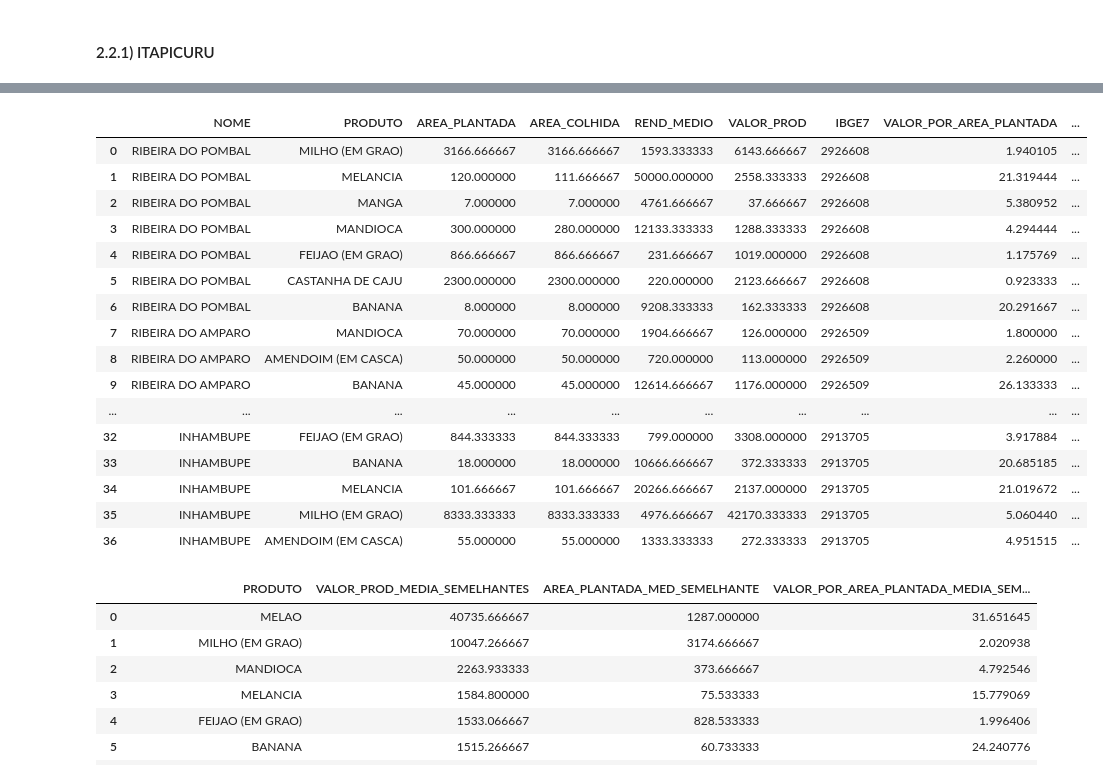
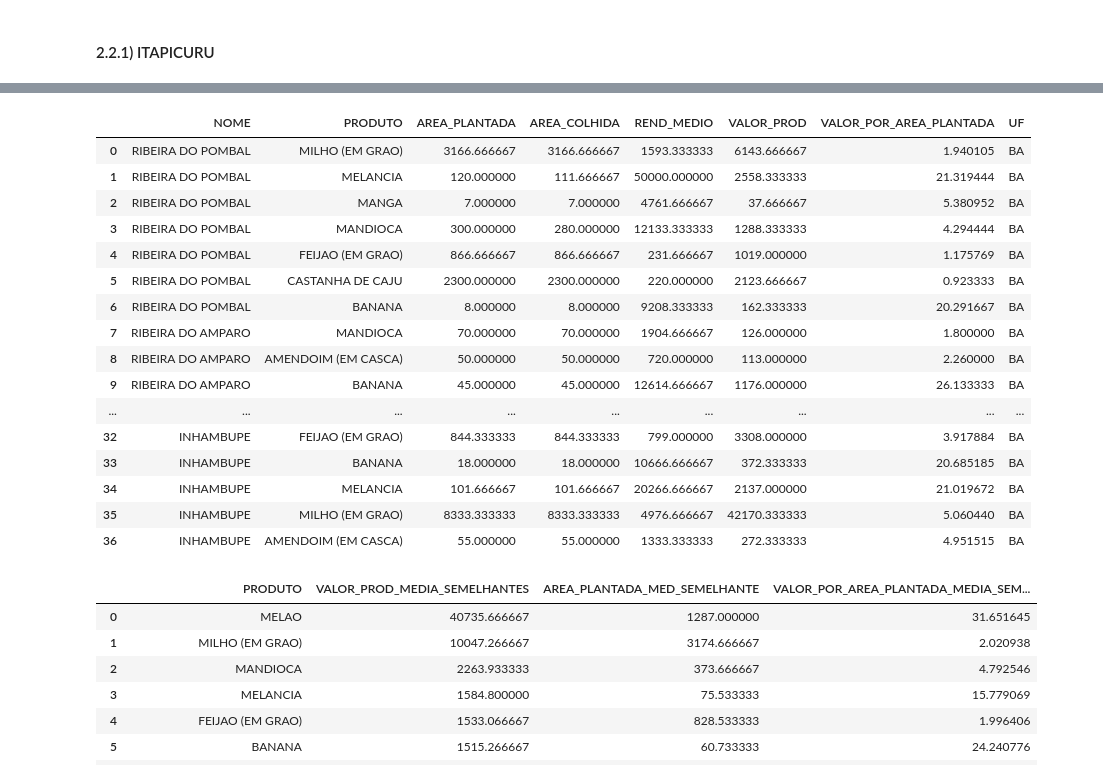
Before and after one commit to caiosoter/BCG2023, a Jupyter notebook: Notebooks/Modelagem_preditiva.ipynb, the cells around one changed output, grey strips where cells are left out. Saved outputs shown, nothing was run; the diff lists cells and outputs as text; code cells hidden in the pictures.

```diff
--- a/Notebooks/Modelagem_preditiva.ipynb
+++ b/Notebooks/Modelagem_preditiva.ipynb
@@ -78,11 +147,14 @@ df_classificador = df_classificador.merge(df_solo_esparsa, how="inner", on="IBGE
+# %%
+# Dados orgnizados:
+df_classificador = dataset_recomendacao()
 # %% [markdown]
 ## 2) Identificar vizinhos Lógicos utilizando Nearest Neighbours
 # %% [markdown]
 ### 2.1) Pré-processamento
 # %%
-X = df_classificador.drop(columns=["IBGE7", "NOME", "PRODUTO_MAIOR_VALOR"])
+X = df_classificador.drop(columns=["IBGE7", "NOME"])
 # %%
-cat_columns = df_solo["SOLO"].unique()
+cat_columns = [i for i in X.columns if i in X.iloc[:, 6:].columns]
 colunas_num = [i for i in X.columns if i not in cat_columns]
 colunas_log = [i for i in X.columns if (i not in cat_columns)&(i not in ["LATITUDE", "LONGITUDE"])]
 # %%
@@ -131,7 +213,7 @@ distancias_corrigidas = distance[index_nn][1:]
 neighbours_indices_corrigidos = neighbours_indices[index_nn][1:]
 # %%
 # Vizinhos lógicos de ITAPICURU:
-colunas_avaliadoras = ["IBGE7","NOME"] + colunas_num + ["PRODUTO_MAIOR_VALOR"]
+colunas_avaliadoras = ["IBGE7","NOME"] + colunas_num
 vizinhos = df_classificador.iloc[neighbours_indices_corrigidos][colunas_avaliadoras]
 vizinhos
 # %% [output]
@@ -161,24 +243,24 @@ df_cidade_escolhida
 # %%
 # Produtos produzidos nos vizinhos:
-df_recomendados = df_produto_agricola[df_produto_agricola["IBGE7"].isin(vizinhos["IBGE7"].values)].sort_values("NOME", ascending=False)
-df_recomendados.merge(df_municipios_sertao[["UF", "IBGE7"]], on="IBGE7", how="inner")
+df_recomendados = df_produto_agricola[df_produto_agricola["NOME"].isin(vizinhos["NOME"].values)].sort_values("NOME", ascending=False)
+df_recomendados.merge(df_municipios_sertao[["UF", "NOME"]], on="NOME", how="inner")
 # %% [output]
-|  | NOME | PRODUTO | AREA_PLANTADA | AREA_COLHIDA | REND_MEDIO | VALOR_PROD | IBGE7 | VALOR_POR_AREA_PLANTADA | ... |
-| 0 | RIBEIRA DO POMBAL | MILHO (EM GRAO) | 3166.666667 | 3166.666667 | 1593.333333 | 6143.666667 | 2926608 | 1.940105 | ... |
-| 1 | RIBEIRA DO POMBAL | MELANCIA | 120.000000 | 111.666667 | 50000.000000 | 2558.333333 | 2926608 | 21.319444 | ... |
-| 2 | RIBEIRA DO POMBAL | MANGA | 7.000000 | 7.000000 | 4761.666667 | 37.666667 | 2926608 | 5.380952 | ... |
-| 3 | RIBEIRA DO POMBAL | MANDIOCA | 300.000000 | 280.000000 | 12133.333333 | 1288.333333 | 2926608 | 4.294444 | ... |
-| 4 | RIBEIRA DO POMBAL | FEIJAO (EM GRAO) | 866.666667 | 866.666667 | 231.666667 | 1019.000000 | 2926608 | 1.175769 | ... |
-| 5 | RIBEIRA DO POMBAL | CASTANHA DE CAJU | 2300.000000 | 2300.000000 | 220.000000 | 2123.666667 | 2926608 | 0.923333 | ... |
-| 6 | RIBEIRA DO POMBAL | BANANA | 8.000000 | 8.000000 | 9208.333333 | 162.333333 | 2926608 | 20.291667 | ... |
-| 7 | RIBEIRA DO AMPARO | MANDIOCA | 70.000000 | 70.000000 | 1904.666667 | 126.000000 | 2926509 | 1.800000 | ... |
-| 8 | RIBEIRA DO AMPARO | AMENDOIM (EM CASCA) | 50.000000 | 50.000000 | 720.000000 | 113.000000 | 2926509 | 2.260000 | ... |
-| 9 | RIBEIRA DO AMPARO | BANANA | 45.000000 | 45.000000 | 12614.666667 | 1176.000000 | 2926509 | 26.133333 | ... |
-| ... | ... | ... | ... | ... | ... | ... | ... | ... | ... |
-| 32 | INHAMBUPE | FEIJAO (EM GRAO) | 844.333333 | 844.333333 | 799.000000 | 3308.000000 | 2913705 | 3.917884 | ... |
-| 33 | INHAMBUPE | BANANA | 18.000000 | 18.000000 | 10666.666667 | 372.333333 | 2913705 | 20.685185 | ... |
-| 34 | INHAMBUPE | MELANCIA | 101.666667 | 101.666667 | 20266.666667 | 2137.000000 | 2913705 | 21.019672 | ... |
-| 35 | INHAMBUPE | MILHO (EM GRAO) | 8333.333333 | 8333.333333 | 4976.666667 | 42170.333333 | 2913705 | 5.060440 | ... |
-| 36 | INHAMBUPE | AMENDOIM (EM CASCA) | 55.000000 | 55.000000 | 1333.333333 | 272.333333 | 2913705 | 4.951515 | ... |
+|  | NOME | PRODUTO | AREA_PLANTADA | AREA_COLHIDA | REND_MEDIO | VALOR_PROD | VALOR_POR_AREA_PLANTADA | UF |
+| 0 | RIBEIRA DO POMBAL | MILHO (EM GRAO) | 3166.666667 | 3166.666667 | 1593.333333 | 6143.666667 | 1.940105 | BA |
+| 1 | RIBEIRA DO POMBAL | MELANCIA | 120.000000 | 111.666667 | 50000.000000 | 2558.333333 | 21.319444 | BA |
+| 2 | RIBEIRA DO POMBAL | MANGA | 7.000000 | 7.000000 | 4761.666667 | 37.666667 | 5.380952 | BA |
+| 3 | RIBEIRA DO POMBAL | MANDIOCA | 300.000000 | 280.000000 | 12133.333333 | 1288.333333 | 4.294444 | BA |
+| 4 | RIBEIRA DO POMBAL | FEIJAO (EM GRAO) | 866.666667 | 866.666667 | 231.666667 | 1019.000000 | 1.175769 | BA |
+| 5 | RIBEIRA DO POMBAL | CASTANHA DE CAJU | 2300.000000 | 2300.000000 | 220.000000 | 2123.666667 | 0.923333 | BA |
+| 6 | RIBEIRA DO POMBAL | BANANA | 8.000000 | 8.000000 | 9208.333333 | 162.333333 | 20.291667 | BA |
+| 7 | RIBEIRA DO AMPARO | MANDIOCA | 70.000000 | 70.000000 | 1904.666667 | 126.000000 | 1.800000 | BA |
+| 8 | RIBEIRA DO AMPARO | AMENDOIM (EM CASCA) | 50.000000 | 50.000000 | 720.000000 | 113.000000 | 2.260000 | BA |
+| 9 | RIBEIRA DO AMPARO | BANANA | 45.000000 | 45.000000 | 12614.666667 | 1176.000000 | 26.133333 | BA |
+| ... | ... | ... | ... | ... | ... | ... | ... | ... |
+| 32 | INHAMBUPE | FEIJAO (EM GRAO) | 844.333333 | 844.333333 | 799.000000 | 3308.000000 | 3.917884 | BA |
+| 33 | INHAMBUPE | BANANA | 18.000000 | 18.000000 | 10666.666667 | 372.333333 | 20.685185 | BA |
+| 34 | INHAMBUPE | MELANCIA | 101.666667 | 101.666667 | 20266.666667 | 2137.000000 | 21.019672 | BA |
+| 35 | INHAMBUPE | MILHO (EM GRAO) | 8333.333333 | 8333.333333 | 4976.666667 | 42170.333333 | 5.060440 | BA |
+| 36 | INHAMBUPE | AMENDOIM (EM CASCA) | 55.000000 | 55.000000 | 1333.333333 | 272.333333 | 4.951515 | BA |
 # %%
 # Rendimento por área dos vizinhos lógicos de ITAPICURU:
```
Also changed, not shown: parts of 17 cells of this notebook, 2 other files.
